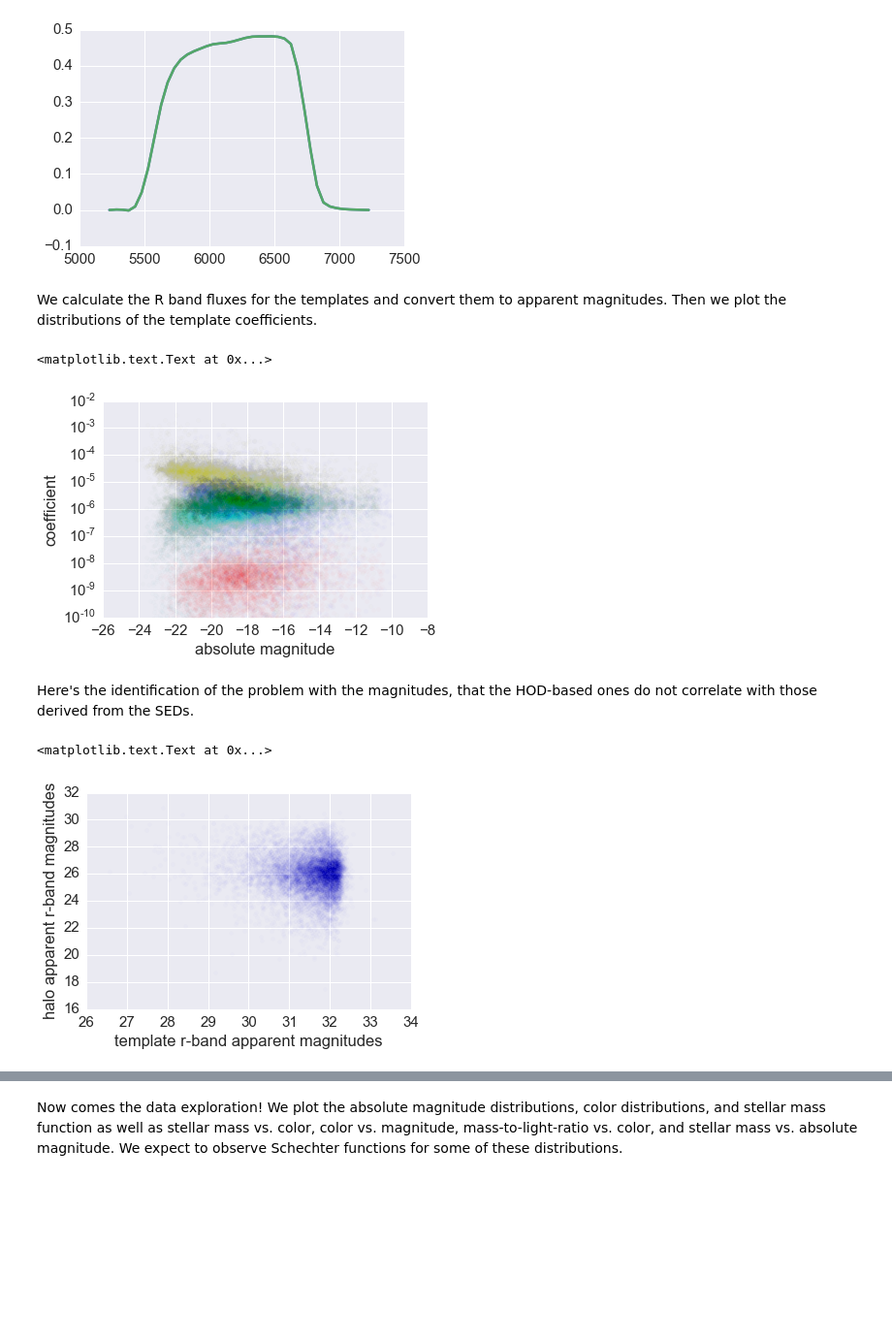
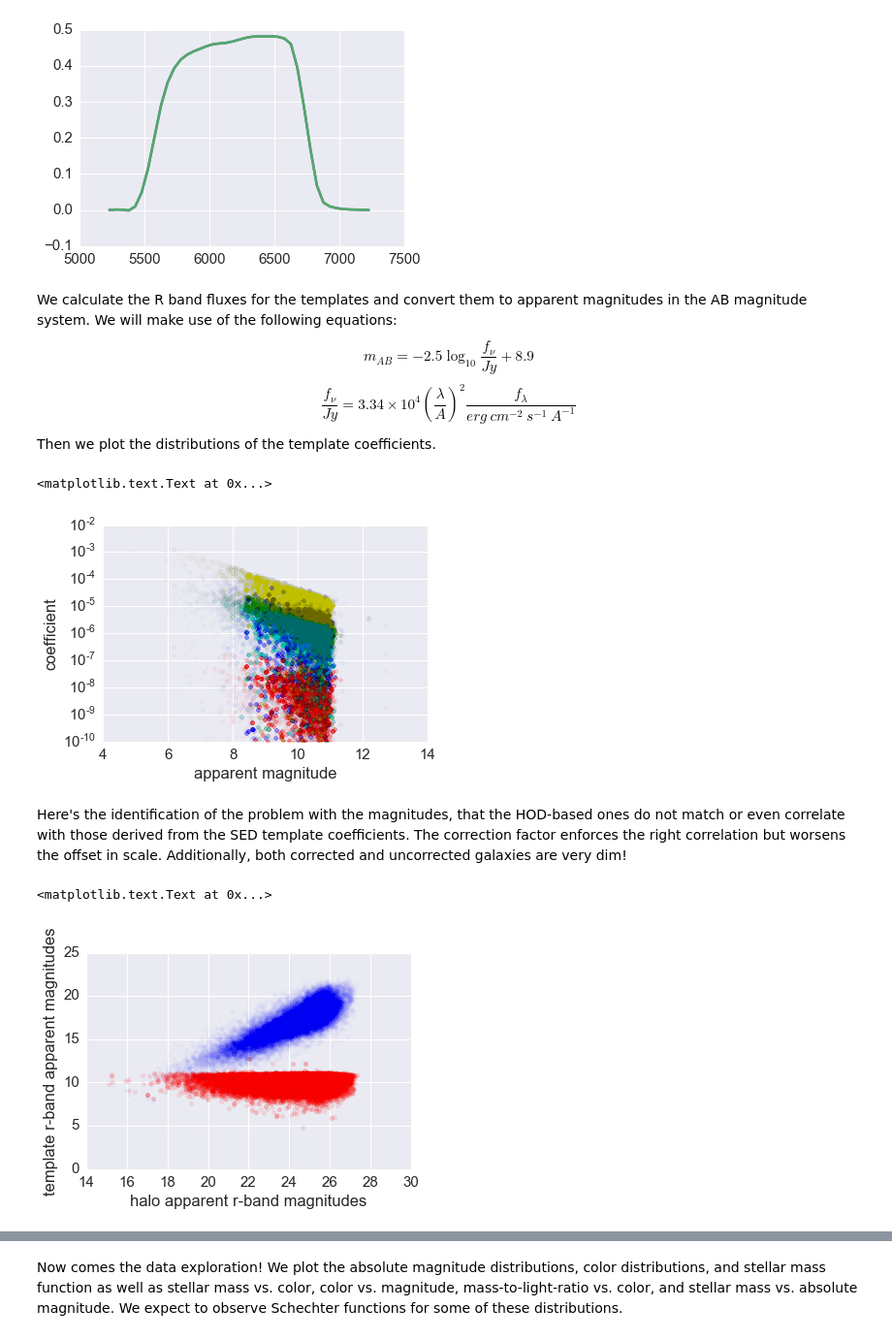
Before and after one commit to aimalz/pretzal, a Jupyter notebook: code/data-exploration.ipynb, the cells around one changed output, grey strips where cells are left out. Shown at 97% size. Cells and saved outputs as stored; diff of their text form; code cells hidden in the pictures; blank space fills up the shorter version.

Commit message:
fixed r-band magnitude offset and trend

```diff
--- a/code/data-exploration.ipynb
+++ b/code/data-exploration.ipynb
@@ -141,8 +93,9 @@ with open(datadir+'vmatrix.default.dat','rb') as csvfile:
     templates = np.array(np.split(templates, 5))
 
 for t in range(len(templates)):
-    plt.plot(t_lambda[t_lambda_r_ind],-2.5*np.log10(lambda_difs[t_lambda_r_ind]*templates[t][t_lambda_r_ind]))
-plt.xlabel('wavelength')
-plt.ylabel('apparent magnitude')
+    plt.plot(t_lambda[t_lambda_r_ind],templates[t][t_lambda_r_ind])#*lambda_difs[t_lambda_r_ind]*
+plt.semilogy()
+plt.xlabel(r'wavelength ($\AA$)')
+plt.ylabel(r'flux ($erg\ cm^{-2}\ s^{-1}\ \AA^{-1}$)')
 # %% [output]
 <matplotlib.text.Text at 0x...>
@@ -158,37 +111,49 @@ plt.plot(t_lambda[t_lambda_r_ind],r_filter_matched)
 [<matplotlib.lines.Line2D at 0x...>]
 [figure]
 # %% [markdown]
-We calculate the R band fluxes for the templates and convert them to apparent magnitudes.  Then we plot the distributions of the template coefficients.
+We calculate the R band fluxes for the templates and convert them to apparent magnitudes in the AB magnitude system.  We will make use of the following equations:
+\begin{equation*}
+m_{AB} = -2.5\log_{10}\frac{f_{\nu}}{Jy}+8.9
+\end{equation*}
+\begin{equation*}
+\frac{f_{\nu}}{Jy} = 3.34\times10^{4}\left(\frac{\lambda}{A}\right)^{2}\frac{f_{\lambda}}{erg\ cm^{-2}\ s^{-1}\ A^{-1}}
+\end{equation*}
+Then we plot the distributions of the template coefficients.
 # %%
-template_r_fluxes = np.array([np.dot(r_filter_matched*templates[t][t_lambda_r_ind],lambda_difs[t_lambda_r_ind]) for t in range(5)])
+template_fluxes = np.array([3.34e4*t_lambda[t_lambda_r_ind]**2*templates[b][t_lambda_r_ind] for b in range(5)])
+template_r_fluxes = np.array([np.dot(r_filter_matched*template_fluxes[t],lambda_difs[t_lambda_r_ind]) for t in range(5)])
 
-tru_coeffs = cut_data['COEFFS']
-coeffs = tru_coeffs.T
+#template_r_fluxes = np.array([np.dot(r_filter_matched*templates[t][t_lambda_r_ind],lambda_difs[t_lambda_r_ind]) for t in range(5)])
+#template_r_fluxes_transformed = 3.34e4*t_lambda[t_lambda_r_ind]**2*template_r_fluxes
+r_fluxes = np.array([np.dot(coeffs[i],template_r_fluxes) for i in range(ngals)])
+r_mags = -2.5*np.log10(r_fluxes)+8.9
 
-r_fluxes = np.array([np.dot(tru_coeffs[i],template_r_fluxes) for i in range(n_cut)])
-r_mags = -2.5*np.log10(r_fluxes)
+# r_fluxes = np.array([np.dot(coeffs[i],template_r_fluxes) for i in range(ngals)])
+# r_mags = -2.5*np.log10(r_fluxes)
 
 colors = 'brgycm'
 for b in xrange(5):
-    #plt.scatter(r_mags,tru_coeffs.T[b][cut_ind],color=colors[b],alpha=0.01)
-    plt.scatter(cut_data['AMAG'].T[b],tru_coeffs.T[b],color=colors[b],alpha=0.01)
+    plt.scatter(r_mags,coeffs[:,b],color=colors[b],alpha=0.01)
 plt.semilogy()
 plt.ylim(1e-10,1e-2)
 plt.xlabel('absolute magnitude')
 plt.ylabel('coefficient')
-#print(np.shape(tru_data['COEFFS'][indices][:,0]),np.shape(tru_data['AMAG'][indices][:,0]))
 # %% [output]
 <matplotlib.text.Text at 0x...>
-[figure, old version]
+[figure, new version]
 # %% [markdown]
-Here's the identification of the problem with the magnitudes, that the HOD-based ones do not correlate with those derived from the SEDs.
+Here's the identification of the problem with the magnitudes, that the HOD-based ones do not match or even correlate with those derived from the SED template coefficients.  The correction factor enforces the right correlation but worsens the offset in scale.  Additionally, both corrected and uncorrected galaxies are very dim!
 # %%
-r_fluxes = np.array([np.dot(tru_coeffs[i],template_r_fluxes) for i in range(n_cut)])
-r_mags = -2.5*np.log10(r_fluxes)
+#r_fluxes = np.array([np.dot(coeffs[i],template_r_fluxes) for i in range(ngals)])
+#r_mags = -2.5*np.log10(r_fluxes)
+r_mags_corrected = r_mags+x_data[:,-1]
+r_mags_uncorrected = x_data[:,-2]
 
-plt.scatter(r_mags,cut_data['MAG_U'],alpha=0.01)
-plt.xlabel('template r-band apparent magnitudes')
-plt.ylabel('halo apparent r-band magnitudes')
+plt.scatter(r_mags_uncorrected,r_mags,alpha=0.1,color='r')
+plt.scatter(r_mags_uncorrected,r_mags_corrected,alpha=0.01,color='b')
+
+plt.xlabel('halo apparent r-band magnitudes')
+plt.ylabel('template r-band apparent magnitudes')
 # %% [output]
 <matplotlib.text.Text at 0x...>
-[figure, old version]
+[figure, new version]
```
Also changed, not shown: parts of 32 cells of this notebook.
